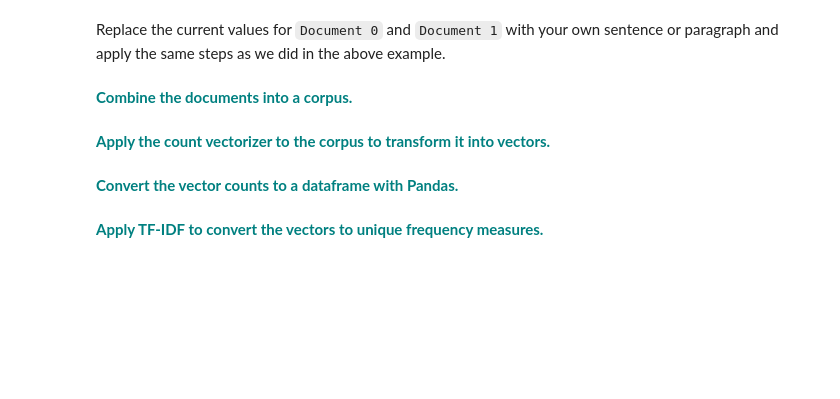
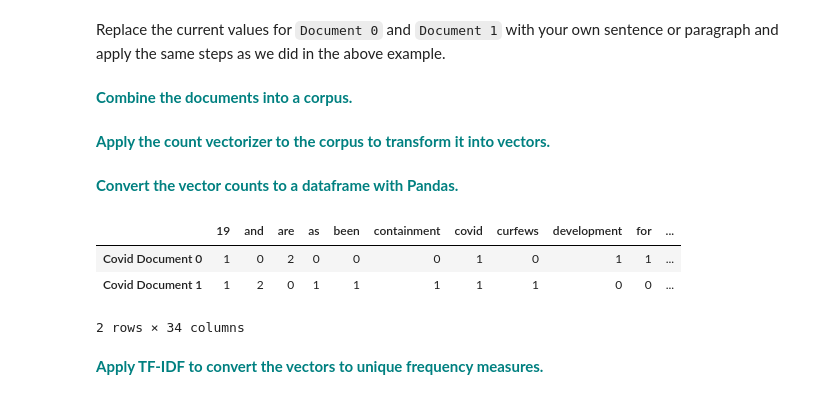
Before and after one commit to dj-m/CosineSimilarity, a Jupyter notebook: notebooks/Cosine_Similarity_Case_Study.ipynb, the cells around one changed output. Drawn from its saved outputs; the diff is of its cells as text; code cells hidden in the pictures; blank space fills up the shorter version.

```diff
--- a/notebooks/Cosine_Similarity_Case_Study.ipynb
+++ b/notebooks/Cosine_Similarity_Case_Study.ipynb
@@ -121,7 +121,8 @@ Replace the current values for `Document 0` and `Document 1` with your own sente
  **<font color='teal'> Combine the documents into a corpus.</font>**
 # %%
 my_doc1 = "There are no proven vaccines or specific treatments for COVID-19 yet though several are in development"
-my_doc2 = "In response to the COVID-19 pandemic national responses have been varied and have included containment measures such as lockdowns quarantines and curfews"
+my_doc2 = "In response to the COVID-19 pandemic national responses have been varied and have included containment \
+measures such as lockdowns quarantines and curfews"
 my_corpus = [my_doc1, my_doc2]
 # %% [markdown]
  **<font color='teal'> Apply the count vectorizer to the corpus to transform it into vectors.</font>**
@@ -130,6 +131,12 @@ my_X_train_counts = count_vect.fit_transform(my_corpus)
 # %% [markdown]
  **<font color='teal'> Convert the vector counts to a dataframe with Pandas.</font>**
 # %%
-pd.DataFrame(my_X_train_counts.toarray(),columns=count_vect.get_feature_names(),index=['Covid Document 0','Covid Document 1'])
+pd.DataFrame(my_X_train_counts.toarray(),columns=count_vect.get_feature_names(),index=['Covid Document 0',
+                                                                                       'Covid Document 1'])
+# %% [output]
+|  | 19 | and | are | as | been | containment | covid | curfews | development | for | ... |
+| Covid Document 0 | 1 | 0 | 2 | 0 | 0 | 0 | 1 | 0 | 1 | 1 | ... |
+| Covid Document 1 | 1 | 2 | 0 | 1 | 1 | 1 | 1 | 1 | 0 | 0 | ... |
+2 rows × 34 columns
 # %% [markdown]
  **<font color='teal'> Apply TF-IDF to convert the vectors to unique frequency measures.</font>**
```
Also changed, not shown: parts of 1 cell of this notebook.
